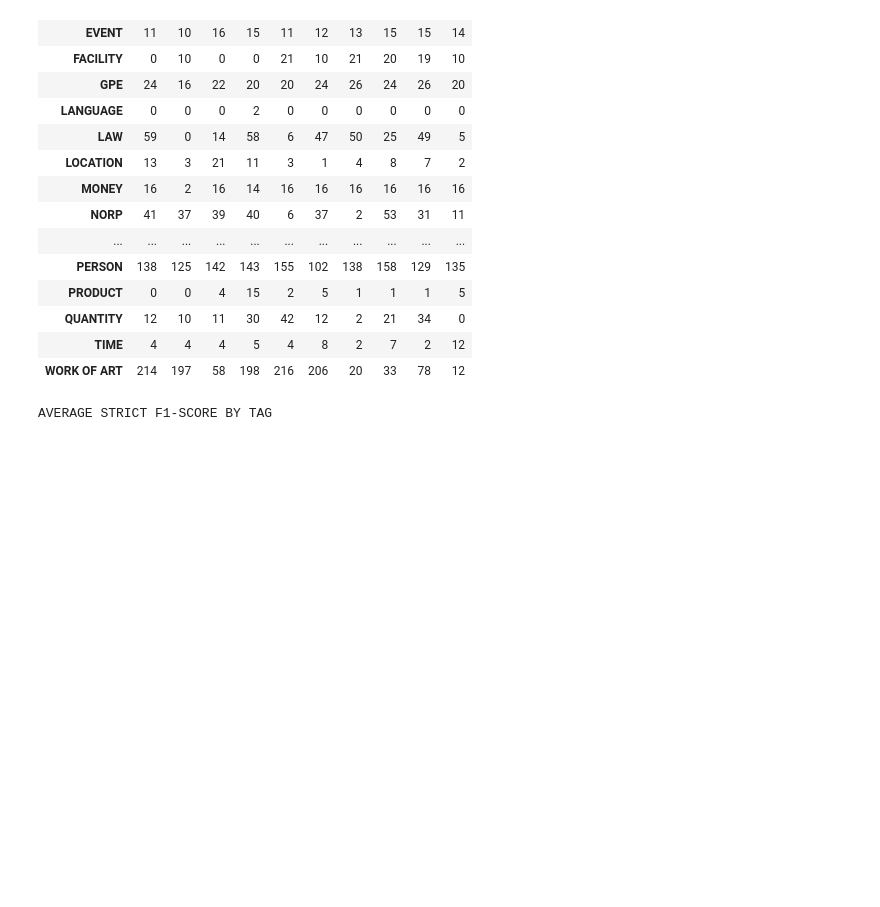
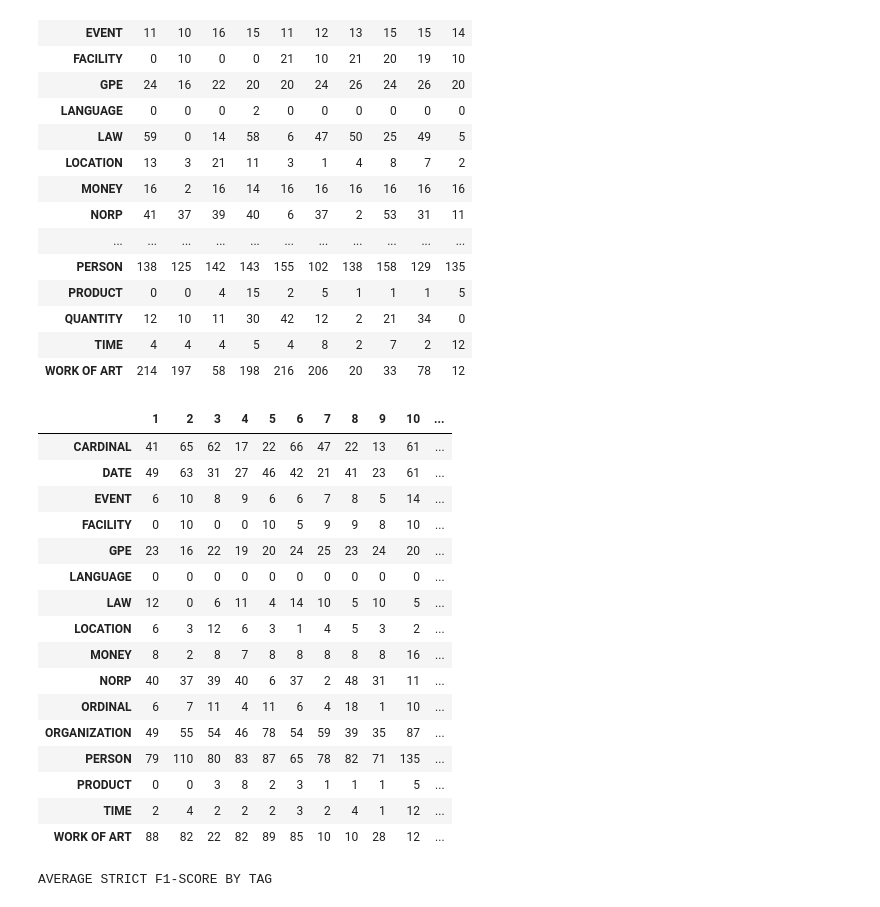
Before and after one commit to emiltj/DANSK_eval, a Jupyter notebook: src/inter_annotators_matrix.ipynb, the cells around one changed output. Cells and saved outputs as stored; diff of their text form; code cells hidden in the pictures; blank space fills up the shorter version.

```diff
--- a/src/inter_annotators_matrix.ipynb
+++ b/src/inter_annotators_matrix.ipynb
@@ -479,3 +467,40 @@ df_full["Across annotators"] = [int(i) for i in list(df_full.sum(axis=1))]
+# %%
+df_full["LANGUAGE"] = [0]
+# %%
+
+
+for i in range(1, 10):
+    df = pd.DataFrame.from_dict(ents_counters[i])
+    df["LANGUAGE"] = [0]
+    df_full = pd.concat([df_full, df])
+df_full = df_full.reset_index()
+df_full = df_full.drop(["index"], axis=1)
+df_full = df_full.reindex(sorted(df.columns), axis=1)
+df_full = df_full.fillna(0)
+df_full = df_full.astype(int)
+df_full = df_full.T
+df_full.columns = ["1", "2", "3", "4", "5", "6", "7", "8", "9", "10"]
+df_full["Across annotators"] = [int(i) for i in list(df_full.sum(axis=1))]
+# %%
+df_full
+# %% [output]
+|  | 1 | 2 | 3 | 4 | 5 | 6 | 7 | 8 | 9 | 10 | ... |
+| CARDINAL | 41 | 65 | 62 | 17 | 22 | 66 | 47 | 22 | 13 | 61 | ... |
+| DATE | 49 | 63 | 31 | 27 | 46 | 42 | 21 | 41 | 23 | 61 | ... |
+| EVENT | 6 | 10 | 8 | 9 | 6 | 6 | 7 | 8 | 5 | 14 | ... |
+| FACILITY | 0 | 10 | 0 | 0 | 10 | 5 | 9 | 9 | 8 | 10 | ... |
+| GPE | 23 | 16 | 22 | 19 | 20 | 24 | 25 | 23 | 24 | 20 | ... |
+| LANGUAGE | 0 | 0 | 0 | 0 | 0 | 0 | 0 | 0 | 0 | 0 | ... |
+| LAW | 12 | 0 | 6 | 11 | 4 | 14 | 10 | 5 | 10 | 5 | ... |
+| LOCATION | 6 | 3 | 12 | 6 | 3 | 1 | 4 | 5 | 3 | 2 | ... |
+| MONEY | 8 | 2 | 8 | 7 | 8 | 8 | 8 | 8 | 8 | 16 | ... |
+| NORP | 40 | 37 | 39 | 40 | 6 | 37 | 2 | 48 | 31 | 11 | ... |
+| ORDINAL | 6 | 7 | 11 | 4 | 11 | 6 | 4 | 18 | 1 | 10 | ... |
+| ORGANIZATION | 49 | 55 | 54 | 46 | 78 | 54 | 59 | 39 | 35 | 87 | ... |
+| PERSON | 79 | 110 | 80 | 83 | 87 | 65 | 78 | 82 | 71 | 135 | ... |
+| PRODUCT | 0 | 0 | 3 | 8 | 2 | 3 | 1 | 1 | 1 | 5 | ... |
+| TIME | 2 | 4 | 2 | 2 | 2 | 3 | 2 | 4 | 1 | 12 | ... |
+| WORK OF ART | 88 | 82 | 22 | 82 | 89 | 85 | 10 | 10 | 28 | 12 | ... |
 # %%
 df_full.to_csv("../output/DANSK_initial_interrater/tag_counts.csv")
 # %%
```
Also changed, not shown: parts of 2 cells of this notebook, 21 other files.
